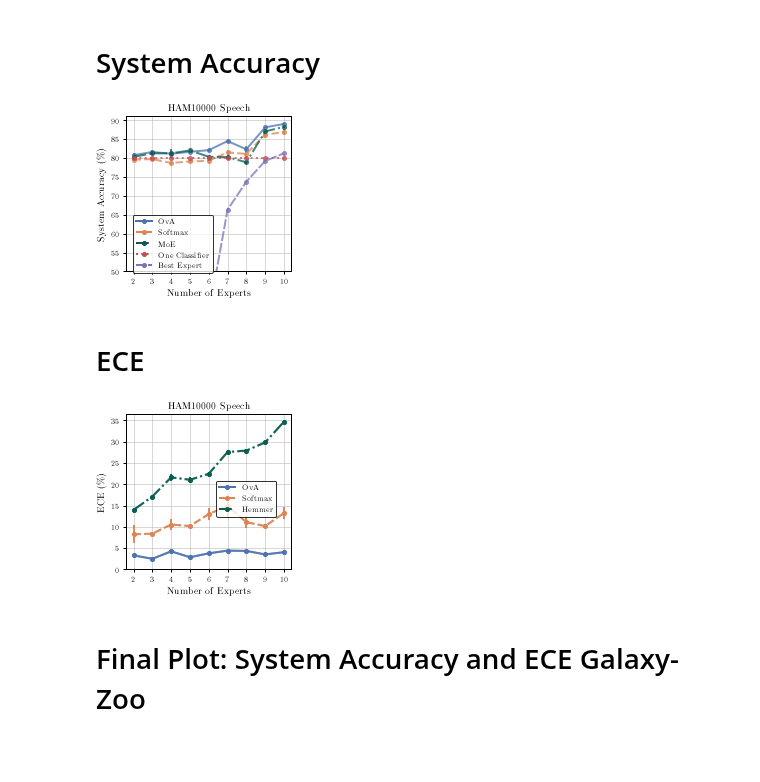
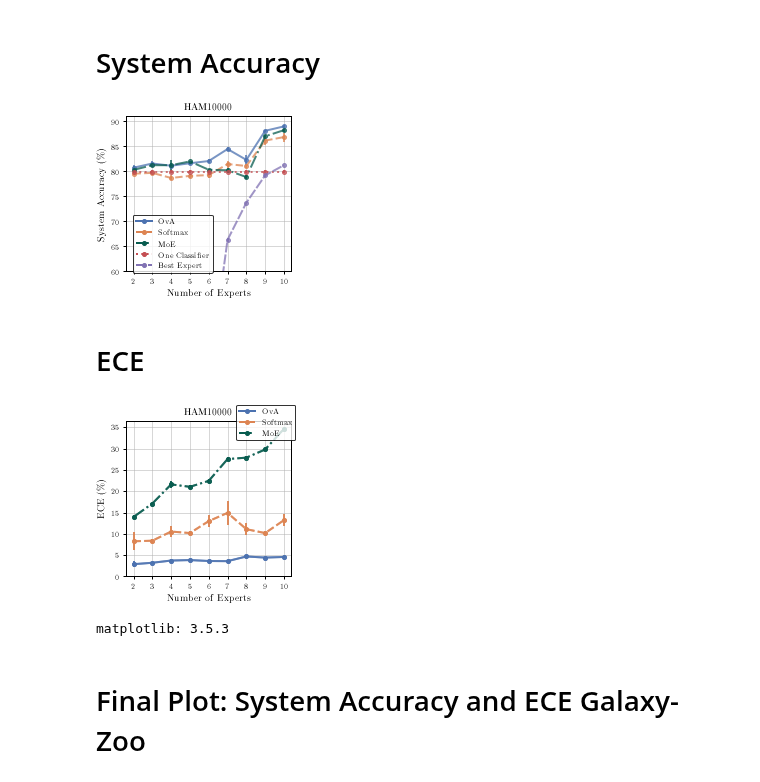
Before and after one commit to rajevv/Multi_L2D, a Jupyter notebook: ham10000/HAM10000Rebuttal.ipynb, the cells around one changed output. Cells and saved outputs as stored; diff of their text form; code cells hidden in the pictures; blank space fills up the shorter version.

```diff
--- a/ham10000/HAM10000Rebuttal.ipynb
+++ b/ham10000/HAM10000Rebuttal.ipynb
@@ -95,7 +95,7 @@ hemmer_sys_acc_mean = np.array([80.3125, 81.25, 81.25, 82.00520833, 80.33854167,
 hemmer_sys_acc_std = np.array([0.77076295, 0.40090636, 1.13303697, 0.09389456, 0.18229167,
                                        0.52018188, 0.36458333, 0.23867582, 0.27559909])
 
-# surrogates === # TODO: for all seeds
+# surrogates === # DONE for all sseds
 ova_sys_acc_mean = np.array([80.75520833, 81.58854167, 81.14583333, 81.640625, 82.08333333,
                              84.47916667, 82.31770833, 88.125, 89.01041667])
 
@@ -109,21 +109,22 @@ softmax_sys_acc_mean = np.array([79.55729167, 79.71354167, 78.69791667, 79.11458
 softmax_sys_acc_std = np.array([0.18229167, 0.06889977, 0.49479167, 0.33854167, 0.53433033,
                                 0.69439019, 0.40090636, 0.8605579, 0.90098145])
 
-# one clf === # TODO for all seeds
-oneclf_sys_ac_mean = np.array([80] * 9)
-oneclf_sys_acc_std = np.array([0] * 9)
+# one clf === # Done for all seeds
+oneclf_sys_ac_mean = np.array([79.97395833333333] * 9)
+oneclf_sys_acc_std = np.array([0.36458333333333337] * 9)
 
 
-# == ECE === # TODO
+# == ECE === #
 softmax_ece_mean = np.array([0.08257318, 0.08390594, 0.10538933, 0.10184345, 0.12987697,
                              0.1491793, 0.11097431, 0.10178202, 0.13214247]) * 100
 softmax_ece_std = np.array([0.02072679, 0.00464732, 0.01243592, 0.00462272, 0.01410164,
                             0.02830419, 0.01436208, 0.00438064, 0.01436524]) * 100
 
-# TODO: for all seeds
-ova_ece_mean = np.array([0.0330603, 0.02505804, 0.04248505, 0.02876025, 0.03783433,
-                         0.04417235, 0.04353722, 0.03531836, 0.04051249]) * 100
-ova_ece_std = np.array([0.052083333333333336]) * 100
+# Done
+ova_ece_mean = np.array([0.02880499, 0.03217655, 0.03737146, 0.03850909, 0.03630749,
+                         0.0359359, 0.04691036, 0.04435442, 0.0458111]) * 100
+ova_ece_std = np.array([0.00760766, 0.00095021, 0.00468275, 0.002217, 0.00287875,
+                        0.00074263, 0.00291301, 0.00247279, 0.00273209]) * 100
 
 hemmer_ece_mean = np.array([0.1395261, 0.17110236, 0.21597476, 0.21034823, 0.22428966,
                             0.27540186, 0.2787392, 0.29789308, 0.3464313 ]) * 100
@@ -168,36 +169,36 @@ ax.errorbar(exp_list, oneclf_sys_ac_mean, yerr=oneclf_sys_acc_std,
 # Best Expert
 ax.errorbar(exp_list, best_expert_sys_acc_mean, yerr=best_expert_sys_acc_std,
              alpha=0.75, **best_expert_args)
 
 # === ax1 lim ===
-ax.set_ylim(50, 91)
+ax.set_ylim(60, 91)
 ax.set_xticks(exp_list)
 ax.set_yticks(ax.get_yticks()[:-1])
 ax.set_xlabel(r"Number of Experts")
 
 # === Grid ===
 ax.grid()
 
 
 # === Legend ===
 ova_leg = mlines.Line2D([], [], label='OvA', **ova_args)
 softmax_leg = mlines.Line2D([], [], label='Softmax', **softmax_args)
 hemmer_leg = mlines.Line2D([], [], label='MoE', **hemmer_args)
 oneclf_leg = mlines.Line2D([], [], label='One Classifier', **oneclf_args)
 bestexpert_leg = mlines.Line2D([], [], label='Best Expert', **best_expert_args)
 legend_list = [ova_leg, softmax_leg, hemmer_leg, oneclf_leg, bestexpert_leg]
 
 fig.legend(handles=legend_list, loc='center', bbox_to_anchor=(0.4, 0.3), ncol=1, fancybox=True)
 
 plt.ylabel(r"System Accuracy $(\%)$")
 
 # # === Save ===
-plt.title("HAM10000 Speech")
+plt.title("HAM10000")
 
 fig.tight_layout()
 fig.savefig("ham10000_sys_acc.pdf")
 # %% [output]
-[figure, old version]
+[figure, new version]
 # %% [markdown]
 # ECE
 # %%
@@ -238,22 +239,27 @@ ax.grid()
 # === Legend ===
 ova_leg = mlines.Line2D([], [], label='OvA', **ova_args)
 softmax_leg = mlines.Line2D([], [], label='Softmax', **softmax_args)
-hemmer_leg = mlines.Line2D([], [], label='Hemmer', **hemmer_args)
+hemmer_leg = mlines.Line2D([], [], label='MoE', **hemmer_args)
 legend_list = [ova_leg, softmax_leg, hemmer_leg]
 
-fig.legend(handles=legend_list, loc='center', bbox_to_anchor=(0.74, 0.5), ncol=1, fancybox=True)
+fig.legend(handles=legend_list, ncol=1, fancybox=True)
 
 plt.ylabel(r"System Accuracy $(\%)$")
 plt.ylabel(r"ECE $(\%)$")
 
 
 # # === Save ===
-plt.title("HAM10000 Speech")
+plt.title("HAM10000")
 
 fig.tight_layout()
 fig.savefig("ham10000_ece.pdf")
 # %% [output]
-[figure, old version]
+[figure, new version]
+# %%
+import matplotlib
+print('matplotlib: {}'.format(matplotlib.__version__))
+# %% [output]
+matplotlib: 3.5.3
 # %% [markdown]
 # Final Plot: System Accuracy and ECE Galaxy-Zoo
 # %%
```
Also changed, not shown: parts of 10 cells of this notebook, 6 other files.
